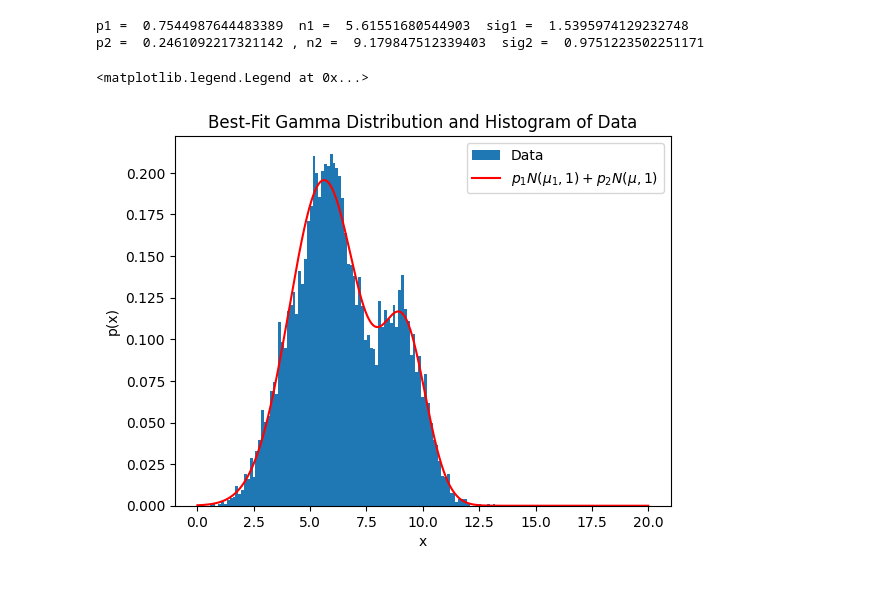
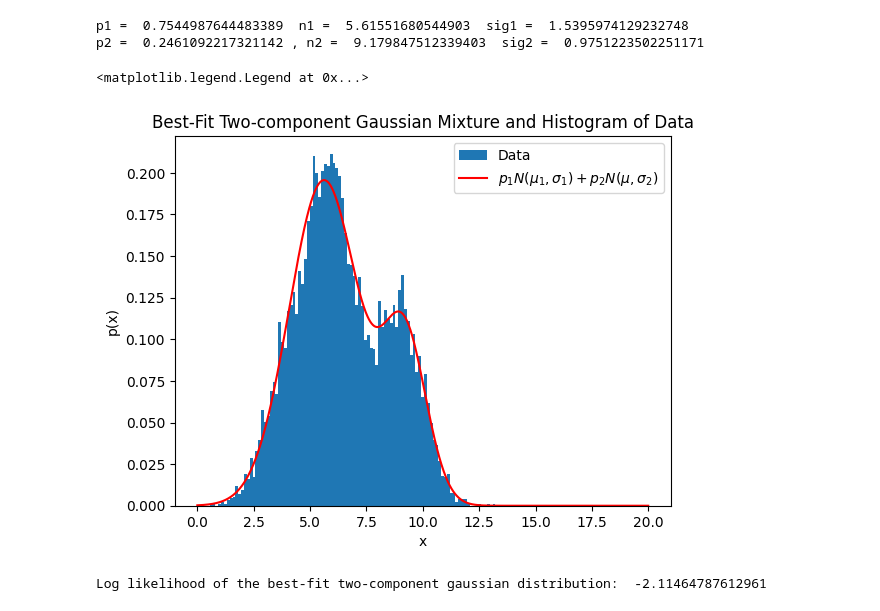
Before and after one commit to abhijain565aj/CS215-Assignment, a Jupyter notebook: Assignment_2/code/3.ipynb, the cells around one changed output. Cells and saved outputs as stored; diff of their text form; code cells hidden in the pictures.

```diff
--- a/Assignment_2/code/3.ipynb
+++ b/Assignment_2/code/3.ipynb
@@ -218,23 +212,26 @@ p2 =  0.2461092217321142 , n2 =  9.179847512339403  sig2 =  0.9751223502251171
 # %%
 #plot the histogram of the data
 plt.hist(data, bins=no_of_bins, density=True, label = 'Data')
-plt.xlabel('x')
-plt.ylabel('p(x)')
 
 x = np.linspace(0, 20.0, 1000)
 #plotting two-component gaussian mixture
-pdf1 = p1*norm.pdf(x, n1,sig1)
-pdf2 = p2*norm.pdf(x, n2,sig2)
-norm_pdf = pdf1 + pdf2
+pdf1_s = p1*norm.pdf(x, n1, sig1)
+pdf2_s = p2*norm.pdf(x, n2, sig2)
+norm_pdf_s = pdf1_s + pdf2_s
 
-# Plot the best-fit gamma distribution
-plt.plot(x, norm_pdf, 'red', label=r"$p_1N(\mu_1,1)+p_2N(\mu,1)$")
+# Plot the best-fit  distribution
+plt.plot(x, norm_pdf_s, 'red', label=r"$p_1N(\mu_1,\sigma_1)+p_2N(\mu,\sigma_2)$")
 
 # Add labels and title
 plt.xlabel('x')
 plt.ylabel('p(x)')
-plt.title('Best-Fit Gamma Distribution and Histogram of Data')
+plt.title('Best-Fit Two-component Gaussian Mixture and Histogram of Data')
 plt.legend()
 # %% [output]
 <matplotlib.legend.Legend at 0x...>
-[figure, old version]
+[figure, new version]
+# %%
+log_like_norm_s = np.mean(np.log(norm.pdf(data, n1, sig1)*p1 + norm.pdf(data, n2, sig2)*p2))
+print("Log likelihood of the best-fit two-component gaussian distribution: ", log_like_norm_s)
+# %% [output]
+Log likelihood of the best-fit two-component gaussian distribution:  -2.11464787612961
```
Also changed, not shown: parts of 6 cells of this notebook, 1 other file.
